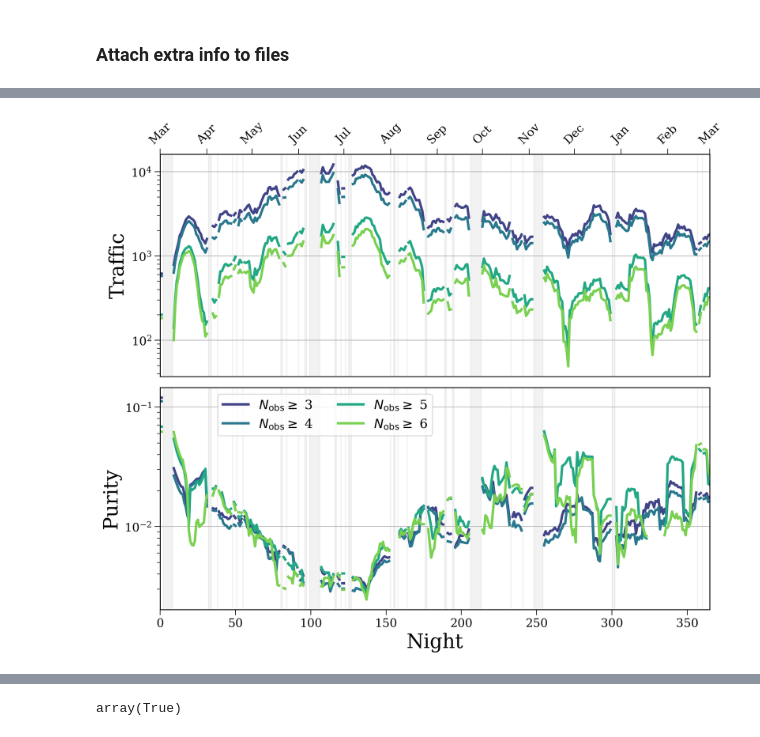
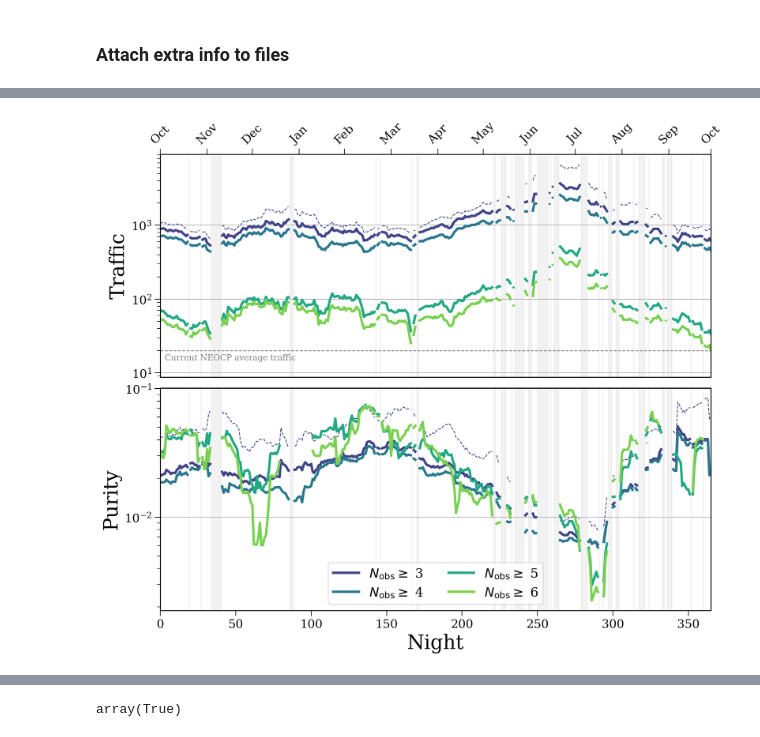
Before and after one commit to TomWagg/lsst-neocp-predictions, a Jupyter notebook: current_criteria/Predictions with current criteria.ipynb, the cells around one changed output, grey strips where cells are left out. Cells and saved outputs as stored; diff of their text form; code cells hidden in the pictures.

Commit message:
update traffic purity with new data

```diff
--- a/current_criteria/Predictions with current criteria.ipynb
+++ b/current_criteria/Predictions with current criteria.ipynb
@@ -133,10 +151,9 @@ df[["ObjID", "FieldMJD", "AstRA(deg)", "AstDec(deg)", "filter",
 # %%
-def get_counts(path="neo/", n_obs_list=[3, 4, 5, 6], last_night=377, remove_streaks=True):
+def get_counts(path="neo/", n_obs_list=[3, 3, 4, 5, 6], last_night=373, remove_streaks=True):
     counts = np.zeros((last_night, len(n_obs_list))).astype(int)
-
     n_too_faint = 0
 
-    for file in range(24):
+    for file in range(22):
         print(f"file {file}")
         visit_file = pd.read_hdf(path + f"filtered_visit_scores_{file:03d}.h5")
         nights = visit_file["night"].unique()
@@ -155,10 +172,12 @@ def get_counts(path="neo/", n_obs_list=[3, 4, 5, 6], last_night=377, remove_stre
             for i, n_obs in enumerate(n_obs_list):
                 no_mag_mask = (grouped["n_obs"] >= n_obs) & (grouped["scores"] >= 65)
                 full_mask = no_mag_mask & (out_v_mag <= 22)
-                counts[night, i] += full_mask.sum()
 
                 if i == 0:
                     n_too_faint += (no_mag_mask.sum() - full_mask.sum())
+                    counts[night, i] += no_mag_mask.sum()
+                else:
+                    counts[night, i] += full_mask.sum()
 
     print(n_too_faint)
 
@@ -218,5 +237,5 @@ Wall time: 4min 7s
 # %%
-nights = np.arange(377)
+nights = np.arange(373)
 n_obs_list = [3, 4, 5, 6]
 # %%
 total_traffic = neo_counts + mba_counts
@@ -406,14 +329,21 @@ fig.subplots_adjust(hspace=0.05)
 colours = [plt.get_cmap("viridis", len(n_obs_list) + 2)(i + 1) for i in range(len(n_obs_list))]
 lw = 3
 
+smoothing_window = 10
+
 for i in range(len(n_obs_list)):
-    axes[0].plot(nights, weekly_mean(total_traffic.T[i], bad_weather, size=5),
-                 color=colours[i], lw=3)
+    axes[0].plot(nights, weekly_mean(total_traffic.T[i + 1], bad_weather, size=smoothing_window),
+                 color=colours[i], lw=3, marker="o", markersize=np.sqrt(3))
+axes[0].plot(nights, weekly_mean(total_traffic.T[0], bad_weather, size=smoothing_window),
+             color=colours[0], lw=1, linestyle="--")
 axes[0].set_ylabel("Traffic")
 axes[0].set_yscale("log")
 
+axes[1].plot(nights, weekly_mean(purity.T[0], bad_weather, size=smoothing_window),
+             #label=fr"$N_{{\rm obs}} \geq$ {n_obs_list[0]}, all $m$",
+             color=colours[0], lw=1, linestyle="--")
 for i in range(len(n_obs_list)):
-    axes[1].plot(nights, weekly_mean(purity.T[i], bad_weather, size=5),
+    axes[1].plot(nights, weekly_mean(purity.T[i + 1], bad_weather, size=smoothing_window),
                  label=fr"$N_{{\rm obs}} \geq$ {n_obs_list[i]}",
                  color=colours[i], lw=3)
 
@@ -421,12 +351,12 @@ axes[1].set_yscale("log")
 axes[1].set_xlabel("Night")
 axes[1].set_ylabel("Purity")
 
-leg = axes[1].legend(loc="upper center", ncol=2, fontsize=0.65*fs, bbox_to_anchor=(0.3, 1))
+leg = axes[1].legend(loc="lower center", ncol=2, fontsize=0.65*fs)#, bbox_to_anchor=(0.3, 1))
 # for legobj in leg.legendHandles:
 #     legobj.set_linewidth(5.0)
 
-labels = ["March", "April", "May", "June", "July", "August", "September",
-          "October", "November", "December", "January", "February", "March"]
+labels = ["October", "November", "December", "January", "February",
+          "March", "April", "May", "June", "July", "August", "September", "October"]
 labels_short = [label[:3] for label in labels]
 days = [0 for label in labels]
 for i, month in enumerate(range(3, 16)):
@@ -437,32 +367,38 @@ for i, month in enumerate(range(3, 16)):
     days[i] = (date(2022 + year, act_month, 1) - date(2022, 3, 1)).days
 
 
 axes[0].xaxis.tick_top()
 axes[0].xaxis.set_label_position('top')
 
 axes[0].set_xticks(days)
 axes[0].set_xticklabels(labels_short, rotation=45)
 
 for ax in axes:
     ax.set_xlim(0, 365)
     ax.grid(axis="y")
 
+    # loop over every day of bad weather
     i = 0
     while i < len(bad_weather):
+        # if this is not the last entry and the subsequent entry is a contiguous block of nights
         if i < len(bad_weather) - 1 and bad_weather[i + 1] - bad_weather[i] == 1:
+            # track the lower edge of the bad weather gap
             gap_low = bad_weather[i]
             i += 1
-            while bad_weather[i] - bad_weather[i - 1] == 1 and i < len(bad_weather):
+            while bad_weather[i] - bad_weather[i - 1] == 1 and i < len(bad_weather) - 1:
                 i += 1
             gap_high = bad_weather[i - 1]
 
             ax.axvspan(gap_low, gap_high, color="grey", alpha=0.1)
         else:
             ax.axvline(bad_weather[i], color="grey", alpha=0.1)
             i += 1
 
+axes[0].axhline(20, color="grey", linestyle="--", lw=1)
+axes[0].annotate("Current NEOCP average traffic", xy=(3, 18), ha="left", va="top", color="grey")
+
 # plt.savefig("../paper/figures/traffic_purity.pdf", format="pdf", bbox_inches="tight")
 
 plt.show()
 # %% [output]
-[figure, old version]
+[figure, new version]
```
Also changed, not shown: parts of 44 cells of this notebook, 1 other file.
